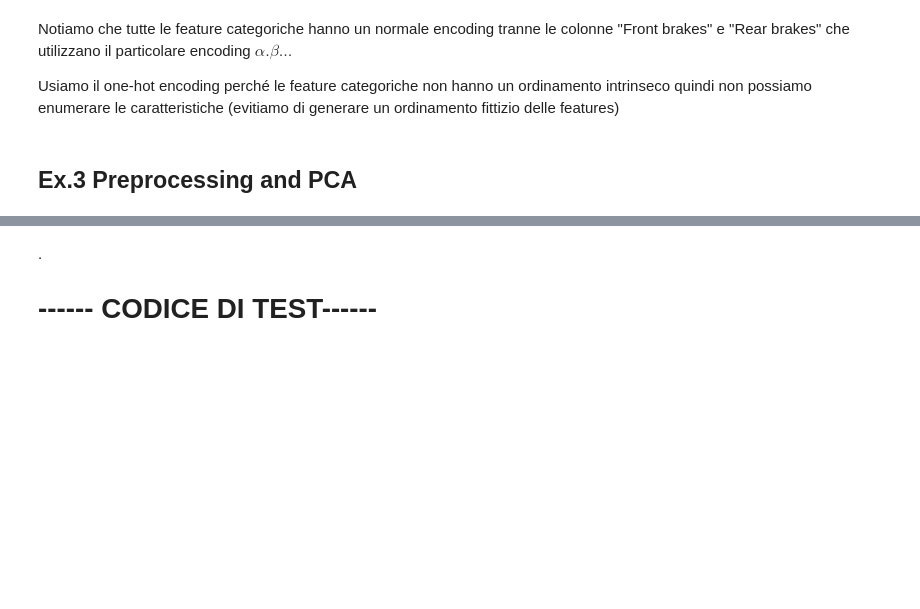
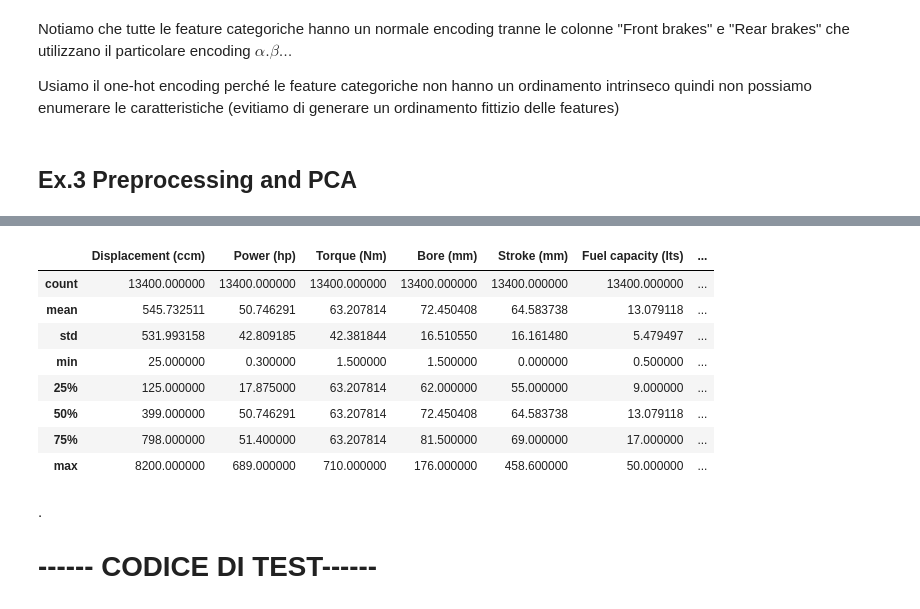
Before and after one commit to giulionenna/GrassiNenna_HWpca, a Jupyter notebook: GrassiNenna_HWpca.ipynb, the cells around one changed output, grey strips where cells are left out. Saved outputs shown, nothing was run; the diff lists cells and outputs as text; code cells hidden in the pictures; blank space fills up the shorter version.

```diff
--- a/GrassiNenna_HWpca.ipynb
+++ b/GrassiNenna_HWpca.ipynb
@@ -229,3 +259,15 @@ Length: 124, dtype: float64
+# %%
+Xworkdf[num_features].describe()
+# %% [output]
+|  | Displacement (ccm) | Power (hp) | Torque (Nm) | Bore (mm) | Stroke (mm) | Fuel capacity (lts) | ... |
+| count | 13400.000000 | 13400.000000 | 13400.000000 | 13400.000000 | 13400.000000 | 13400.000000 | ... |
+| mean | 545.732511 | 50.746291 | 63.207814 | 72.450408 | 64.583738 | 13.079118 | ... |
+| std | 531.993158 | 42.809185 | 42.381844 | 16.510550 | 16.161480 | 5.479497 | ... |
+| min | 25.000000 | 0.300000 | 1.500000 | 1.500000 | 0.000000 | 0.500000 | ... |
+| 25% | 125.000000 | 17.875000 | 63.207814 | 62.000000 | 55.000000 | 9.000000 | ... |
+| 50% | 399.000000 | 50.746291 | 63.207814 | 72.450408 | 64.583738 | 13.079118 | ... |
+| 75% | 798.000000 | 51.400000 | 63.207814 | 81.500000 | 69.000000 | 17.000000 | ... |
+| max | 8200.000000 | 689.000000 | 710.000000 | 176.000000 | 458.600000 | 50.000000 | ... |
 # %% [markdown]
 
 .
```
Also changed, not shown: parts of 5 cells of this notebook.
